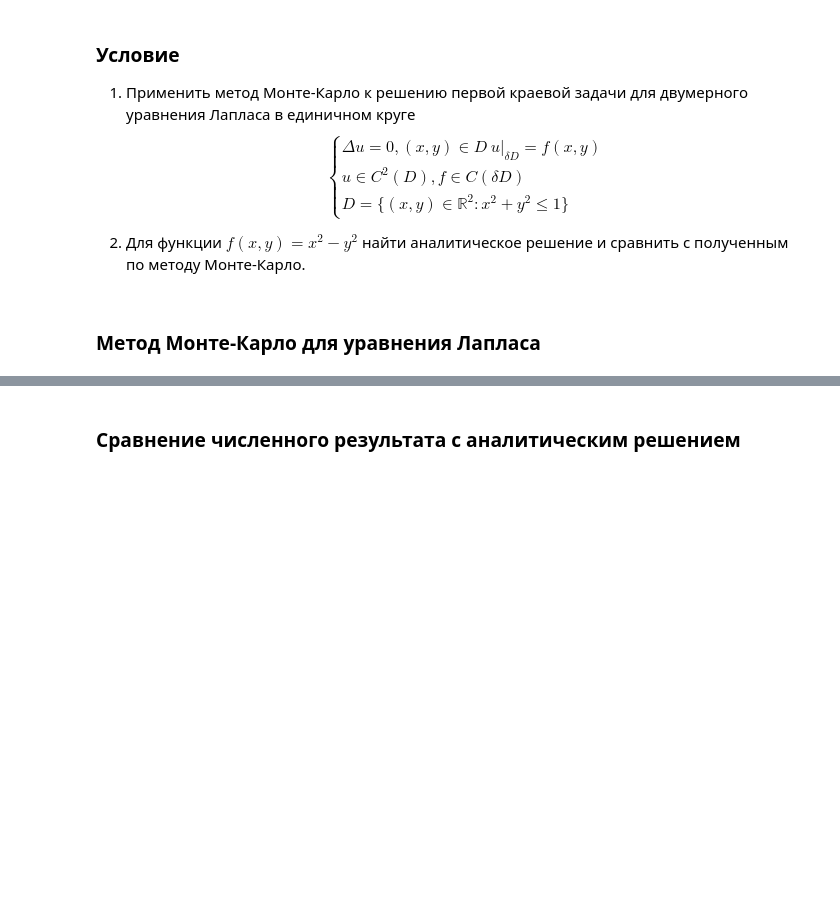
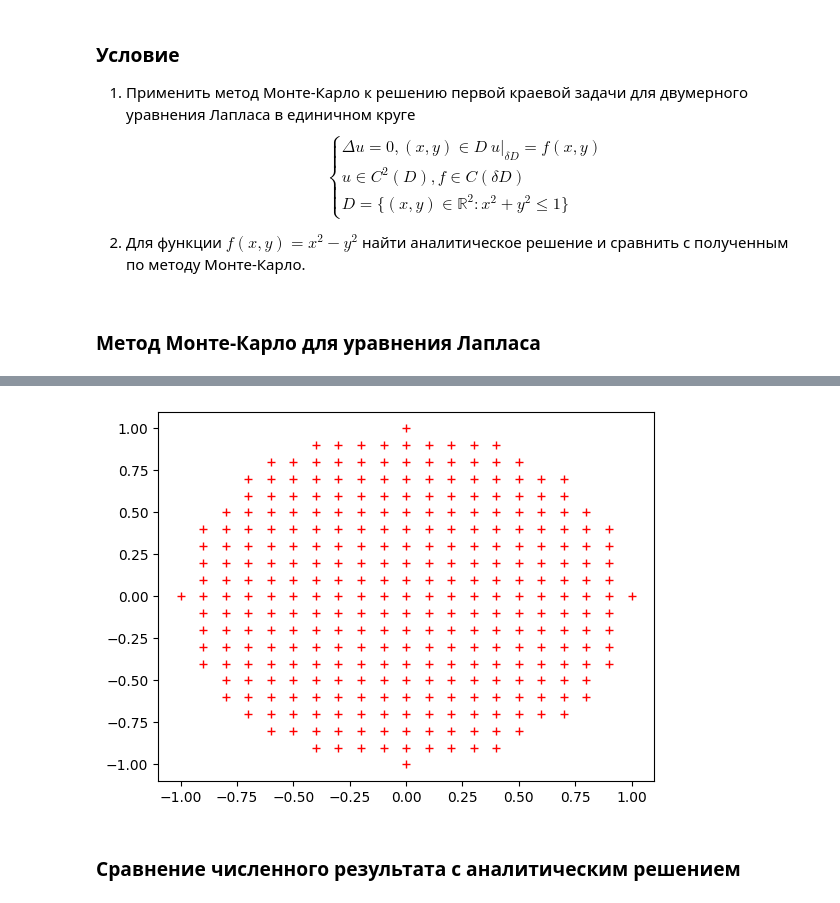
Before and after one commit to arinenn/stochastic_practicum, a Jupyter notebook: stochastic_practicum_second.ipynb, the cells around one changed output, grey strips where cells are left out. Drawn from its saved outputs; the diff is of its cells as text; code cells hidden in the pictures; blank space fills up the shorter version.

```diff
--- a/stochastic_practicum_second.ipynb
+++ b/stochastic_practicum_second.ipynb
@@ -372,0 +363,87 @@ carthesian_grid = list(itertools.product(np.linspace(-1, 1, n_points), repeat=2)
+# %%
+import itertools
+
+def solve_Laplace(func, n_points, n_tests):
+
+    def find_nearest():
+        pass
+
+    def calculate_probabilities(inner, outer):
+        pass
+
+    def get_points(n_points):
+        grid = np.linspace(-1, 1, n_points)
+        X, Y = np.meshgrid(grid, grid)
+        indic = X**2 + Y**2 <= 1
+        X[~indic], Y[~indic] = np.nan, np.nan
+        indic = indic.astype(int)
+        for i in range(0, n_points):
+            for j in range(0, n_points):
+                if np.isnan(X[i, j]):
+                    continue
+                if i == 0 or i == n_points-1 or j == 0 or j == n_points-1 or \
+                    np.isnan(X[i-1, j]) or np.isnan(X[i+1, j]) or np.isnan(X[i, j-1]) or np.isnan(X[i, j+1]):
+                    indic[i, j] = 2
+        return X, Y, indic
+
+    # main
+    X, Y, indic = get_points(n_points)
+    # inner_ij = np.where(indic == 1)
+    outer_ij = np.where(indic == 2)
+    outer_ij = [[i, j] for i, j in zip(outer_ij[0], outer_ij[1])]
+    outer_ij_dict = dict.fromkeys(outer_ij)
+    return outer_ij_dict, indic
+    # print(outer_ij)
+    for i in range(0, n_points):
+        for j in range(0, n_points):
+            if np.isnan(X[i, j]):
+                continue
+            if i == 0 or i == n_points-1 or j == 0 or j == n_points-1 or \
+                np.isnan(X[i-1, j]) or np.isnan(X[i+1, j]) or np.isnan(X[i, j-1]) or np.isnan(X[i, j+1]):
+                continue
+            outer_probs = [0] * len(outer_ij)
+            for k in range(n_tests):
+                i_walk = i
+                j_walk = j
+                while indic[i_walk, j_walk] != 2:
+                    choise = np.floor(np.random.rand() * 4)
+                    if choise == 0:
+                        i_walk += 1
+                    elif choise == 1:
+                        j_walk += 1
+                    elif choise == 2:
+                        i_walk -= 1
+                    else:
+                        j_walk -= 1
+                    # if choise == 0:
+                    #     walk = [i+1, j]
+                    # elif choise == 1:
+                    #     walk = [i, j+1]
+                    # elif choise == 2:
+                    #     walk = [i-1, j]
+                    # else:
+                    #     walk = [i, j-1]
+                # print([i_walk, j_walk])
+                # print(np.where(outer_ij == [i_walk, j_walk]))
+                outer_probs[outer_ij == [i_walk, j_walk]] += 1
+            print(outer_probs)
+
+    # print(inner)
+    # print(outer)
+    # carthesian_grid = list(itertools.product(np.linspace(-1, 1, n_points), repeat=2))
+
+
+n_points = 20 + 1
+# step =
+grid = np.linspace(-1, 1, n_points)
+carthesian_grid = list(itertools.product(np.linspace(-1, 1, n_points), repeat=2))
+X, Y = np.meshgrid(grid, grid)
+indic = X**2 + Y**2 <= 1
+# X[~indic], Y[~indic] = np.nan, np.nan
+# X, Y
+plt.plot(X[indic], Y[indic], 'r+')
+# for point in test:
+#     x, y = point
+#     if (abs(x) == 1 or abs(y) == 1):
+#         continue
+# %% [output]
@@ -373,3 +451,4 @@ carthesian_grid = list(itertools.product(np.linspace(-1, 1, n_points), repeat=2)
+[figure, added]
 # %% [markdown]
 ### Сравнение численного результата с аналитическим решением
 # %% [markdown]
```
Also changed, not shown: parts of 22 cells of this notebook.
